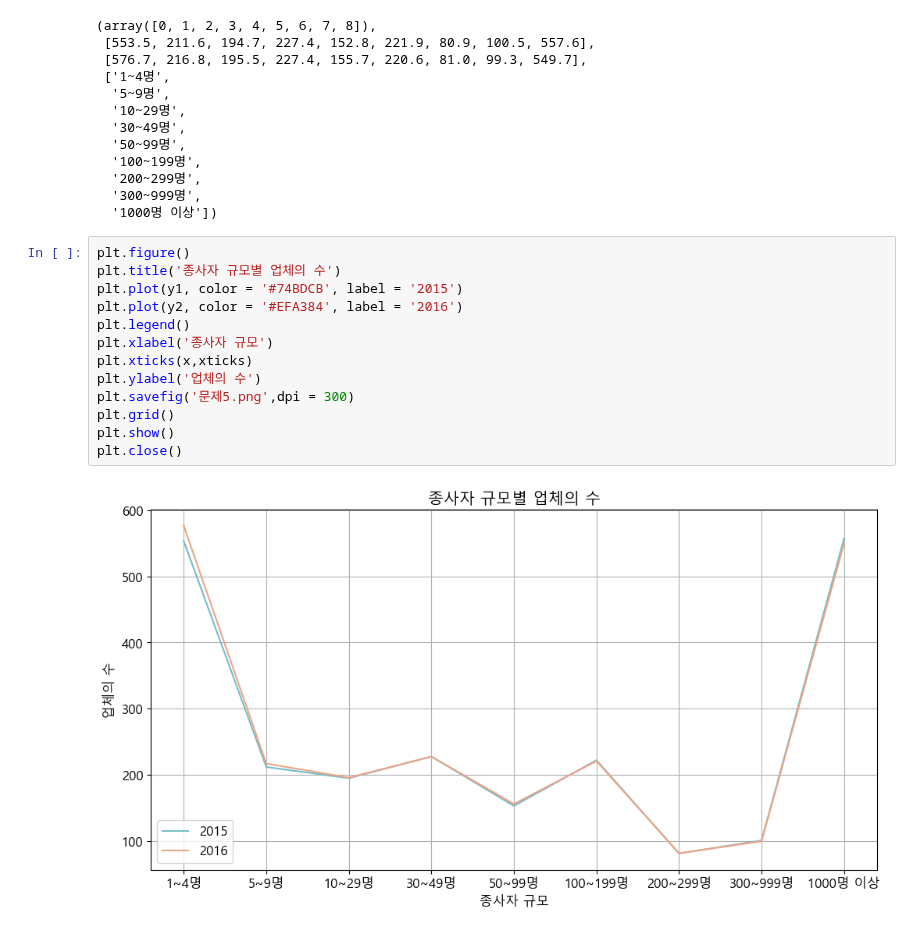
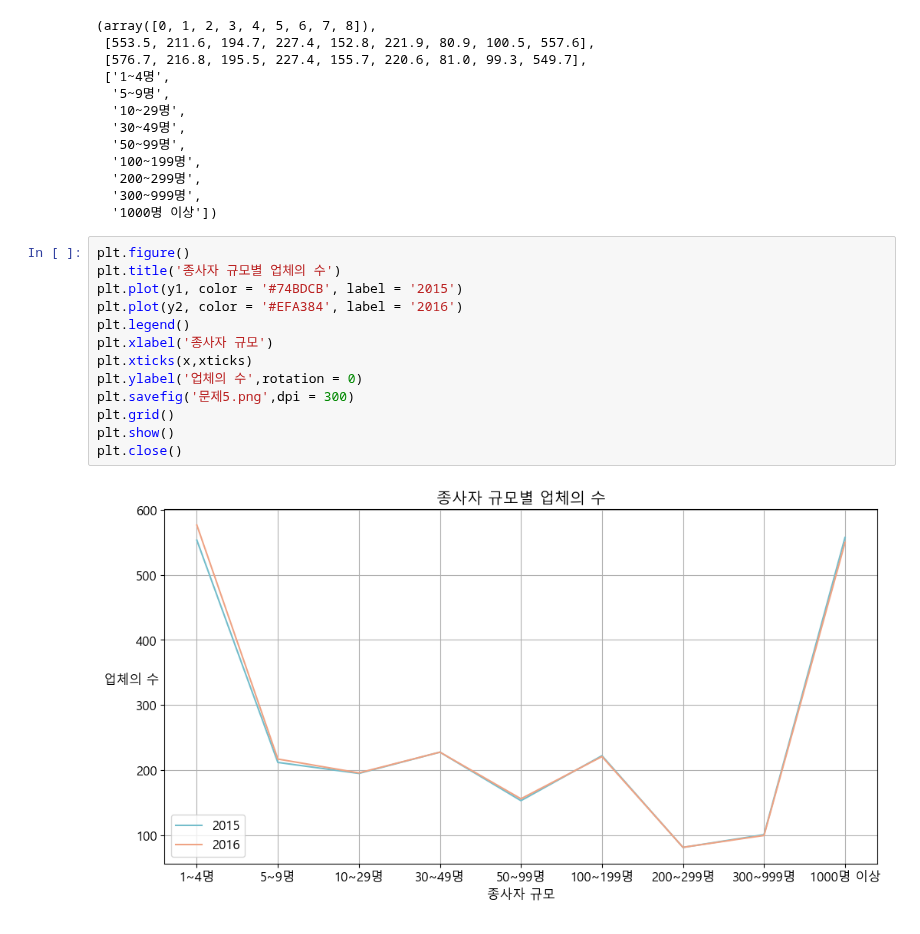
Before and after one commit to hyk2202/megait, a Jupyter notebook: megait/D. 탐색적 데이터 분석/05. 데이터 시각화/(1) Matplotlib/연구과제.ipynb, the cells around one changed output. Cells and saved outputs as stored; diff of their text form.

```diff
--- a/megait/D. 탐색적 데이터 분석/05. 데이터 시각화/(1) Matplotlib/연구과제.ipynb
+++ b/megait/D. 탐색적 데이터 분석/05. 데이터 시각화/(1) Matplotlib/연구과제.ipynb
@@ -365,15 +365,15 @@ x, y1, y2, xticks
 # %%
 plt.figure()
 plt.title('종사자 규모별 업체의 수')
 plt.plot(y1, color = '#74BDCB', label = '2015')
 plt.plot(y2, color = '#EFA384', label = '2016')
 plt.legend()
 plt.xlabel('종사자 규모')
 plt.xticks(x,xticks)
-plt.ylabel('업체의 수')
+plt.ylabel('업체의 수',rotation = 0)
 plt.savefig('문제5.png',dpi = 300)
 plt.grid()
 plt.show()
 plt.close()
 # %% [output]
-[figure, old version]
+[figure, new version]
```
Also changed, not shown: parts of 5 cells of this notebook, 5 other files.
